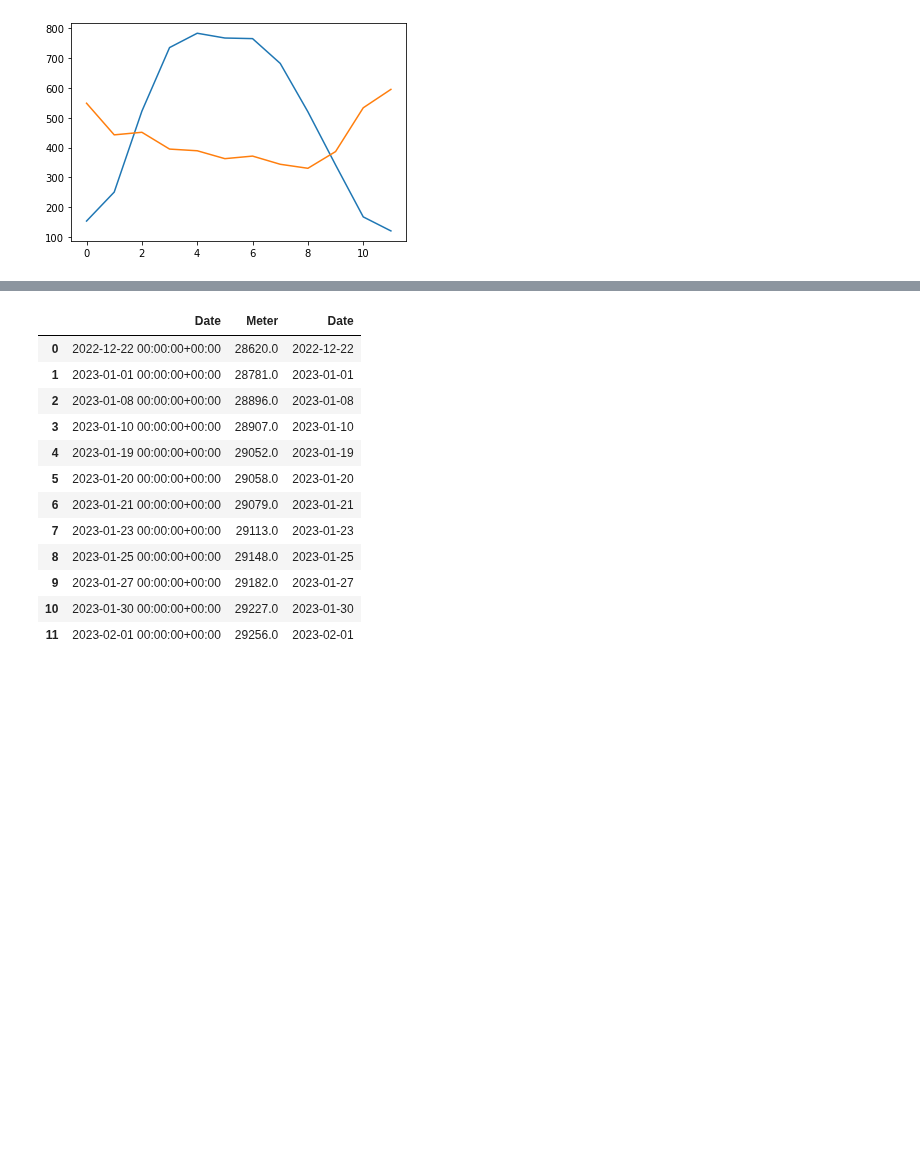
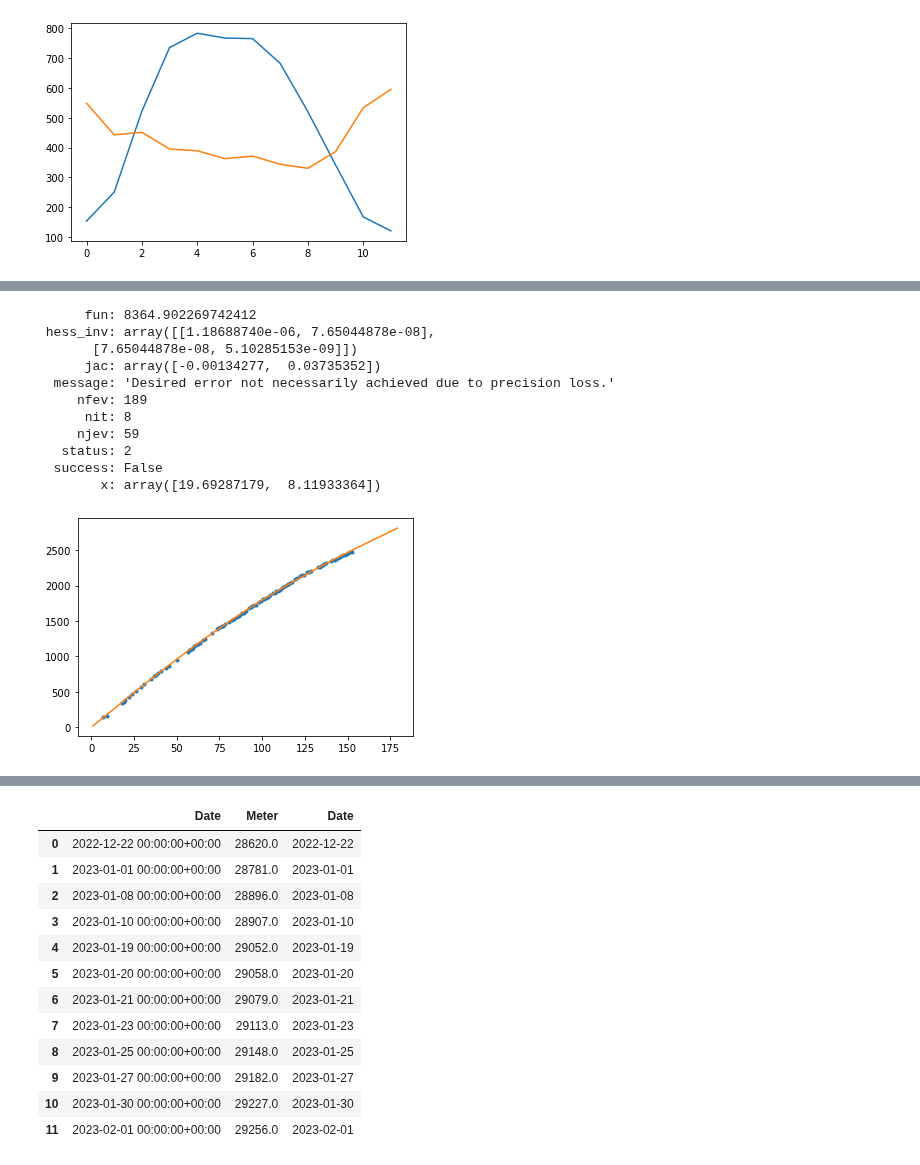
Before and after one commit to tchnvkng/python_notebooks, a Jupyter notebook: stroom.ipynb, the cells around one changed output, grey strips where cells are left out. Cells and saved outputs as stored; diff of their text form; code cells hidden in the pictures; blank space fills up the shorter version.

```diff
--- a/stroom.ipynb
+++ b/stroom.ipynb
@@ -92,0 +153,63 @@ produced.tail(10)
+# %%
+fitting_set_use = meter[['Date','Meter']].copy()
+#ind = fitting_set['Date'].apply(lambda x:x.hour>=0)
+ind = fitting_set_use['Date'].apply(lambda x:x.year==2023)
+fitting_set_use=fitting_set_use.loc[ind]
+
+fitting_set_use['day_of_year']=(fitting_set_use['Date']-fitting_set_use['Date'].apply(lambda x: datetime(x.year,1,1)))/timedelta(days=1)
+
+def f_use(d,params):
+    a=params[0]
+    b=params[1]
+    #c=params[2]
+    c=0
+    #return a-b*((d-180)/365)**2
+    return a-b*np.sin(np.pi*(d-c)/365)**2
+
+fitting_set_use['Net Used'] = fitting_set_use['Meter'].diff()
+
+fitting_set_use
+
+df_ = produced.copy().dropna()
+df_['Cum Produced'] = df_['Produced'].cumsum()
+d0 = datetime(2023,1,1)
+
+cum_prod = interp1d(((df_['Date']-d0)/timedelta(days=1)).values,df_['Cum Produced'].values)
+fitting_set_use['cum_prod']=cum_prod(((fitting_set_use['Date']-d0)/timedelta(days=1)).values)
+fitting_set_use['prod'] = fitting_set_use['cum_prod'].diff()
+fitting_set_use['used'] =fitting_set_use['prod']+fitting_set_use['Net Used']
+fitting_set_use['cum_used']=fitting_set_use['used'].cumsum()
+fitting_set_use=fitting_set_use.dropna()
+fitting_set_use
+
+def f_cum_use(d,params):
+    dd = np.arange(1,361)
+    used = interp1d(dd,f_use(dd,params).cumsum())(d)
+    return used
+
+
+f_tar = lambda params: np.sum((f_cum_use(fitting_set_use['day_of_year'].values,params)-fitting_set_use['cum_used'].values)**2)
+#f_tar = lambda params: np.sum(np.diff((interp1d(np.arange(1,366),f_use(np.arange(1,366),params))(fitting_set['day_of_year'].values))-fitting_set['used'].values)**2)
+sol = minimize(f_tar,[0,10])
+
+plt.plot(fitting_set_use['day_of_year'].values,fitting_set_use['cum_used'].values,'.')
+xx = np.arange(1,180)
+#xx = fitting_set['day_of_year'].values
+plt.plot(xx,f_cum_use(xx,sol.x))
+#plt.plot(fitting_set['day_of_year'].values,fitting_set['used'].values,'.')
+params_use=sol.x.copy()
+
+sol
+# %% [output]
+      fun: 8364.902269742412
+ hess_inv: array([[1.18688740e-06, 7.65044878e-08],
+       [7.65044878e-08, 5.10285153e-09]])
+      jac: array([-0.00134277,  0.03735352])
+  message: 'Desired error not necessarily achieved due to precision loss.'
+     nfev: 189
+      nit: 8
+     njev: 59
+   status: 2
+  success: False
+        x: array([19.69287179,  8.11933364])
+[figure, added]
```
Also changed, not shown: parts of 12 cells of this notebook.
